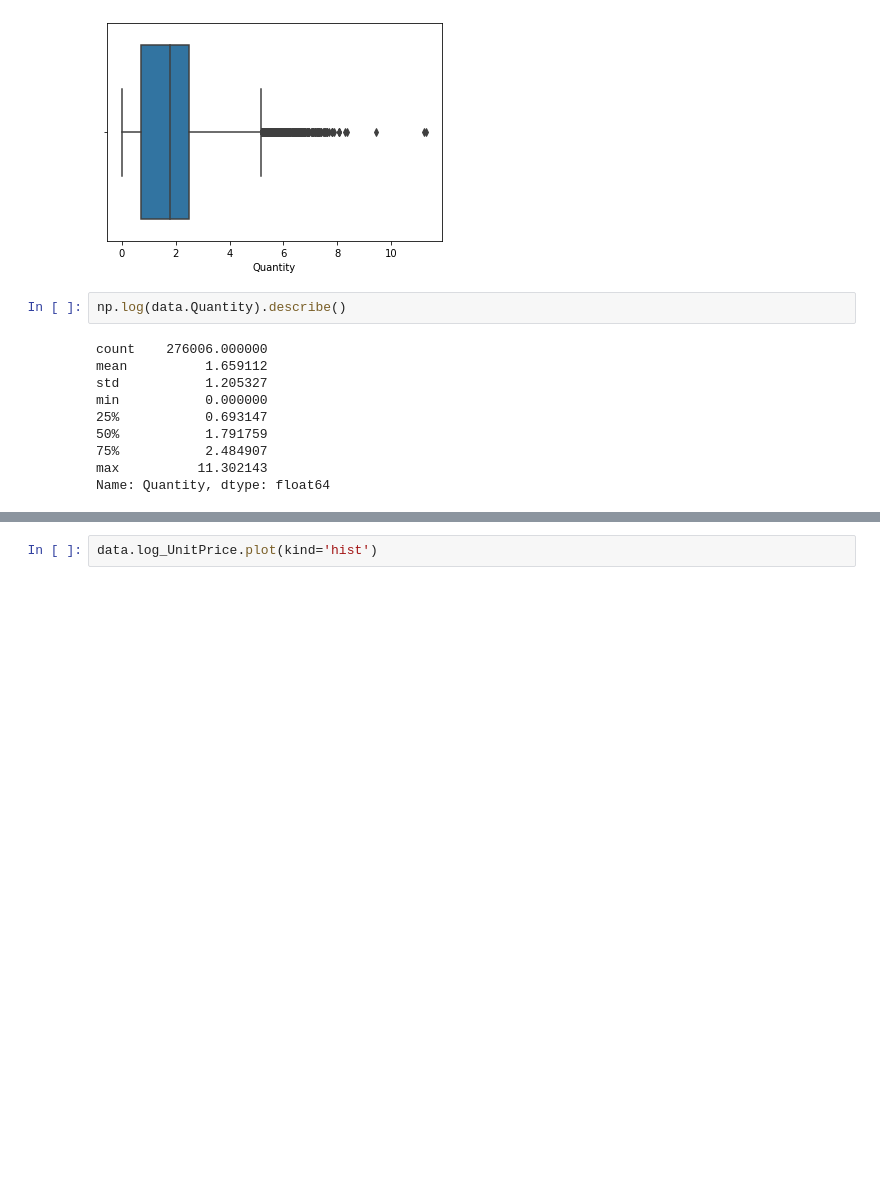
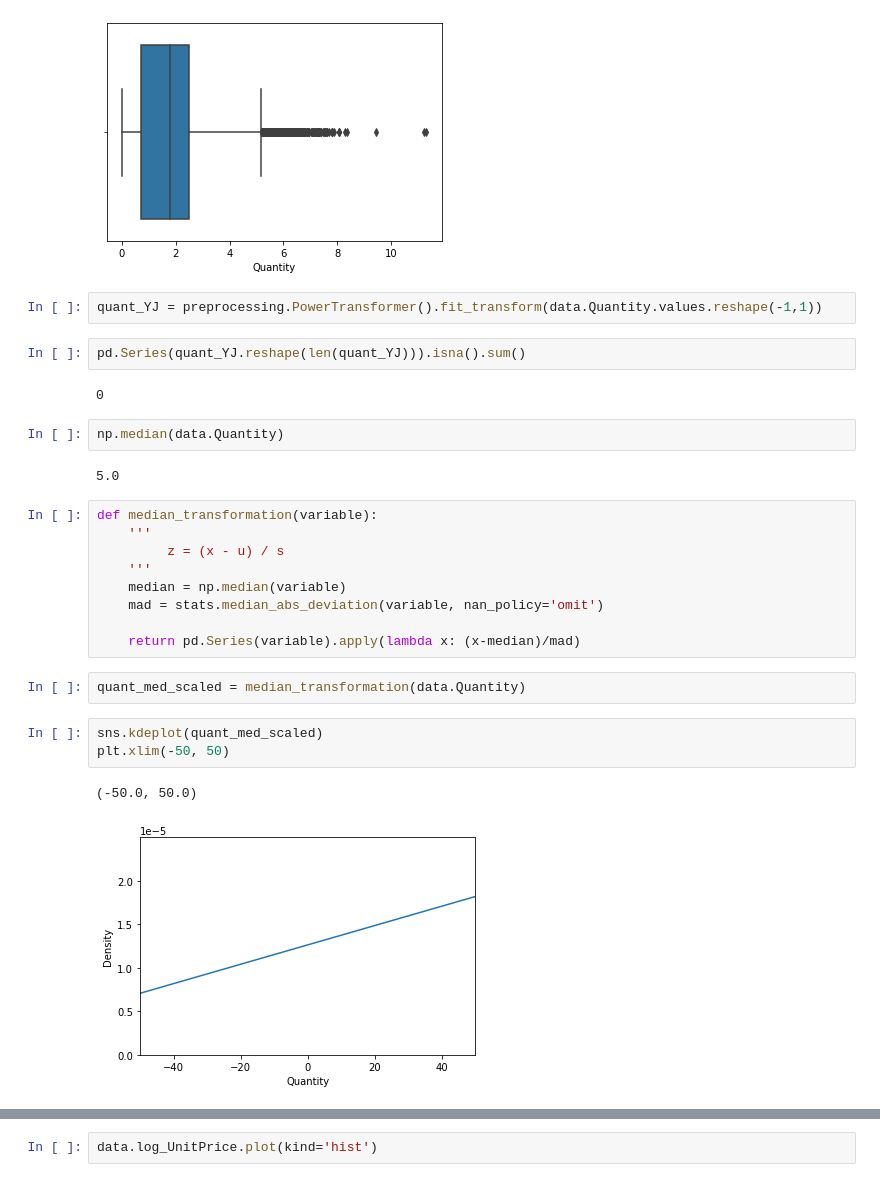
Before and after one commit to gunnerVivek/Foretelling-Retail-price-using-Multivariate-Regression, a Jupyter notebook: analysis.ipynb, the cells around one changed output, grey strips where cells are left out. Saved outputs shown, nothing was run; the diff lists cells and outputs as text; blank space fills up the shorter version.

```diff
--- a/analysis.ipynb
+++ b/analysis.ipynb
@@ -394,15 +398,30 @@ sns.boxplot(np.log(data.Quantity))
 # %% [output]
 <AxesSubplot:xlabel='Quantity'>
 [figure]
+# %%
+quant_YJ = preprocessing.PowerTransformer().fit_transform(data.Quantity.values.reshape(-1,1))
+# %%
+pd.Series(quant_YJ.reshape(len(quant_YJ))).isna().sum()
+# %% [output]
+0
 # %%
-np.log(data.Quantity).describe()
+np.median(data.Quantity)
 # %% [output]
-count    276006.000000
-mean          1.659112
-std           1.205327
-min           0.000000
-25%           0.693147
-50%           1.791759
-75%           2.484907
-max          11.302143
-Name: Quantity, dtype: float64
+5.0
+# %%
+def median_transformation(variable):
+    '''
+         z = (x - u) / s
+    '''
+    median = np.median(variable)
+    mad = stats.median_abs_deviation(variable, nan_policy='omit')
+
+    return pd.Series(variable).apply(lambda x: (x-median)/mad)
+# %%
+quant_med_scaled = median_transformation(data.Quantity)
+# %%
+sns.kdeplot(quant_med_scaled)
+plt.xlim(-50, 50)
+# %% [output]
+(-50.0, 50.0)
+[figure, added]
```
Also changed, not shown: parts of 19 cells of this notebook.
